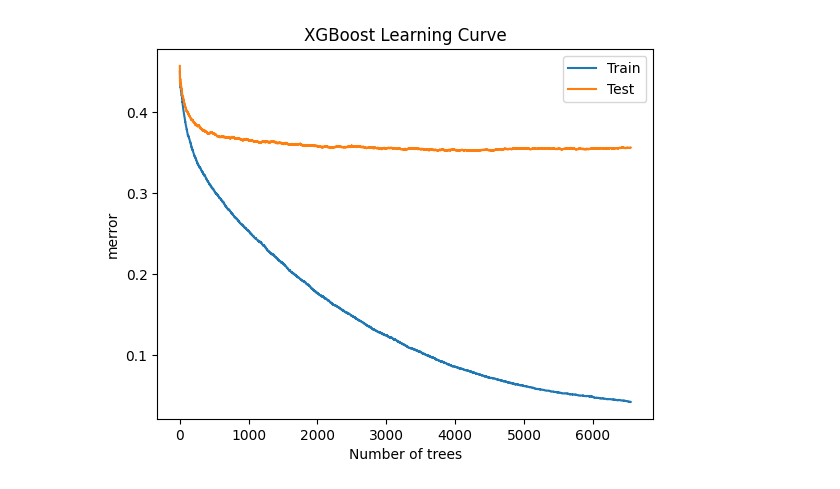
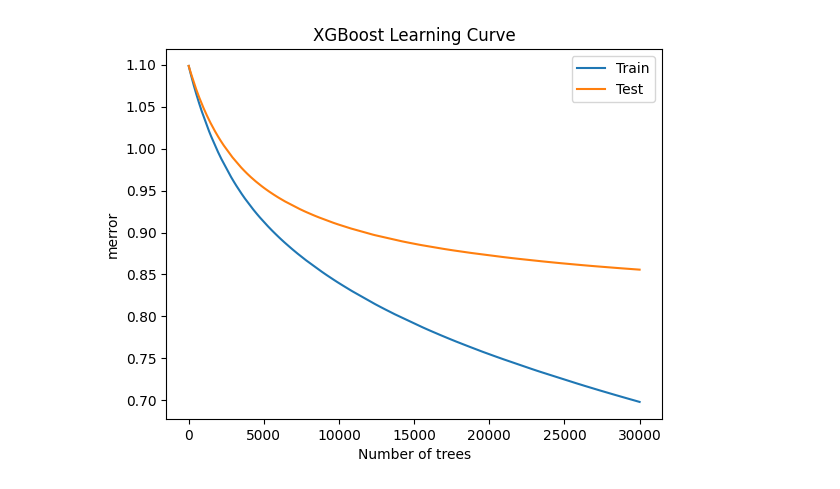
Before and after one commit to joshua-orndorff/Data-4999, a Jupyter notebook: ensemble-model-classifier.ipynb, the cells around one changed output. Saved outputs shown, nothing was run; the diff lists cells and outputs as text; code cells hidden in the pictures.

```diff
--- a/ensemble-model-classifier.ipynb
+++ b/ensemble-model-classifier.ipynb
@@ -166,9 +173,9 @@ import xgboost as xgb
 # Define XGBoost regressor and set hyperparameters
 gr_model = xgb.XGBRegressor(
     booster='gbtree',
-    n_estimators=30000,      # Iterations of the model
-    learning_rate=0.00925,    # Speed at which the learners optimize
-    max_depth=3,            # Depth of the weak learners
+    n_estimators=100000,      # Iterations of the model
+    learning_rate=0.00065,    # Speed at which the learners optimize
+    max_depth=5,            # Depth of the weak learners
     min_child_weight=1,
     device = 'cuda',
     subsample=0.85,
@@ -363,32 +370,32 @@ def bin_income(data):
         return '0'
 
 y_test = y_test.apply(bin_income)
+
+from sklearn.preprocessing import LabelEncoder
+
+# Split the data into train and test sets
+X_train, X_test, y_train, y_test = train_test_split(X_test, y_test, test_size=0.2, random_state=100)
+
+# Convert class labels to integers using LabelEncoder
+label_encoder = LabelEncoder()
+y_train = label_encoder.fit_transform(y_train)
+y_test = label_encoder.transform(y_test)
 # %%
-from sklearn.preprocessing import LabelEncoder
-
-# Split the data into train and test sets
-X_train, X_test, y_train, y_test = train_test_split(X_test, y_test, test_size=0.4, random_state=84)
-
-# Convert class labels to integers using LabelEncoder
-label_encoder = LabelEncoder()
-y_train = label_encoder.fit_transform(y_train)
-y_test = label_encoder.transform(y_test)
-
 # Define XGBoost classifier and set hyperparameters for multiclass classification
 roe_model = xgb.XGBClassifier(
     booster='gbtree',
     seed=1001,
-    n_estimators=10000,          # Iterations of the model
-    learning_rate=0.0535,         # Speed at which the learners optimize
-    max_depth=3,                # Depth of the weak learners
+    n_estimators=30000,          # Iterations of the model
+    learning_rate=0.00035,         # Speed at which the learners optimize
+    max_depth=6,                # Depth of the weak learners
     min_child_weight=1,
     device = 'cuda',
     subsample=0.85,
     colsample_bytree=0.95,
     random_state=42,
-    eval_metric='merror',         # Multiclass logloss for evaluation
+    eval_metric='mlogloss',         # Multiclass logloss for evaluation
     objective='multi:softprob',  # Use softmax for multiclass classification
-    num_class=4,                # Number of classes in your dataset
+    num_class=3,                # Number of classes in your dataset
     gamma=0.4,                 # Increasing this value will make model more conservative
     reg_alpha=0.49,             # Increasing this value will make model more conservative
     reg_lambda=0.5,            # Increasing this value will make model more conservative
@@ -399,6 +406,6 @@ roe_model = xgb.XGBClassifier(
 roe_model.fit(
     X_train, y_train,
     eval_set=[(X_train, y_train), (X_test, y_test)],  # Evaluation set for tracking progress
-    verbose=500                                       # Print progress
+    verbose=1000                                       # Print progress
 )
 # %% [output]
@@ -432,19 +441,19 @@ XGBClassifier(base_score=None, booster='gbtree', callbacks=None,
 # %%
 # Get the evaluation results
 results = roe_model.evals_result()
-epochs = len(results['validation_0']['merror'])
+epochs = len(results['validation_0']['mlogloss'])
 x_axis = range(0, epochs)
 
 # Plot the learning curve with multi-logloss
-plt.plot(x_axis, results['validation_0']['merror'], label='Train')
-plt.plot(x_axis, results['validation_1']['merror'], label='Test')
+plt.plot(x_axis, results['validation_0']['mlogloss'], label='Train')
+plt.plot(x_axis, results['validation_1']['mlogloss'], label='Test')
 plt.legend()
 plt.xlabel('Number of trees')
 plt.ylabel('merror')
 plt.title('XGBoost Learning Curve')
 plt.show()
 # %% [output]
-[figure, old version]
+[figure, new version]
 # %%
 from sklearn.metrics import confusion_matrix
 
```
Also changed, not shown: parts of 16 cells of this notebook, 11 other files.
